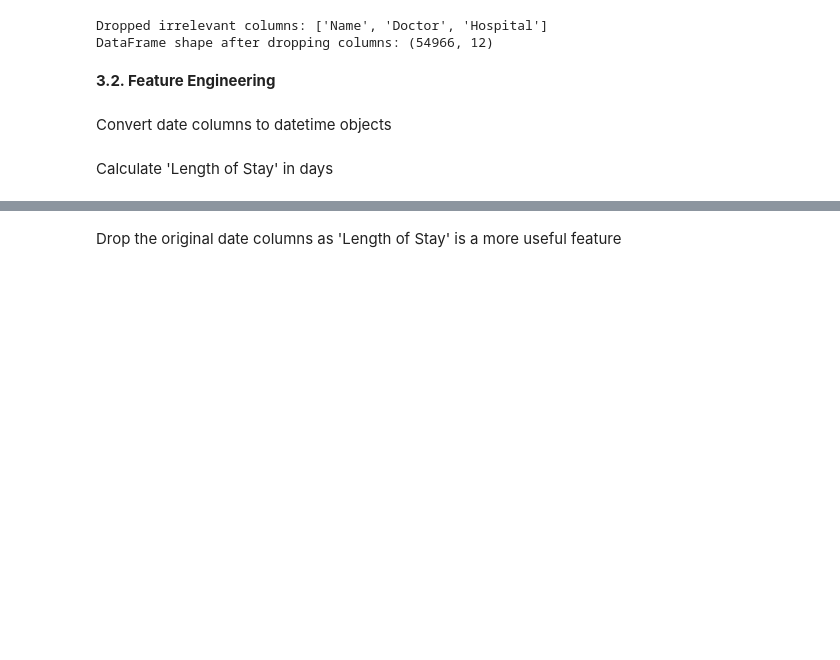
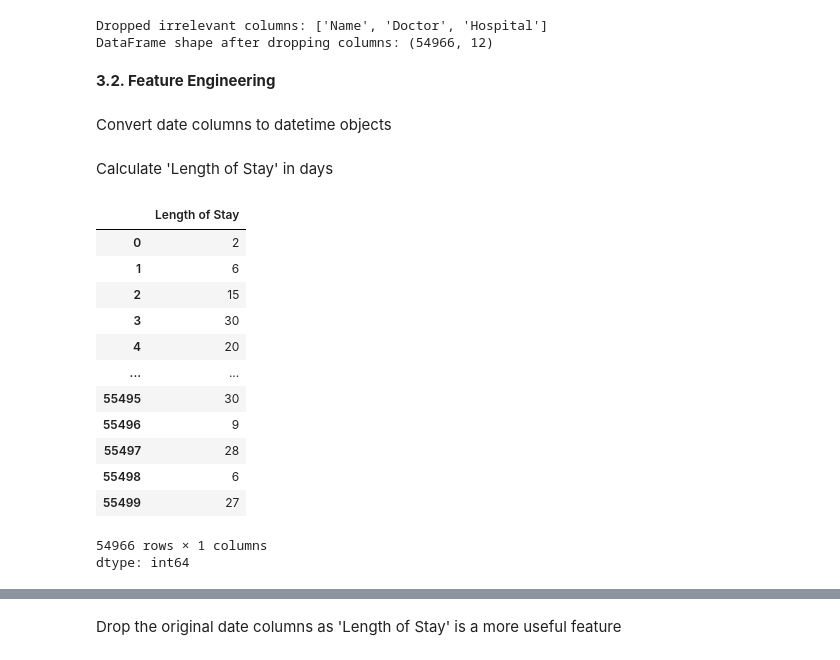
Before and after one commit to LatiefDataVisionary/healthcare-test-results-prediction, a Jupyter notebook: notebooks/notebook.ipynb, the cells around one changed output, grey strips where cells are left out. Cells and saved outputs as stored; diff of their text form; code cells hidden in the pictures; blank space fills up the shorter version.

```diff
--- a/notebooks/notebook.ipynb
+++ b/notebooks/notebook.ipynb
@@ -409,3 +409,20 @@ df['Discharge Date'] = pd.to_datetime(df['Discharge Date'])
 Calculate 'Length of Stay' in days
 # %%
 df['Length of Stay'] = (df['Discharge Date'] - df['Date of Admission']).dt.days
+# %%
+df['Length of Stay']
+# %% [output]
+|  | Length of Stay |
+| 0 | 2 |
+| 1 | 6 |
+| 2 | 15 |
+| 3 | 30 |
+| 4 | 20 |
+| ... | ... |
+| 55495 | 30 |
+| 55496 | 9 |
+| 55497 | 28 |
+| 55498 | 6 |
+| 55499 | 27 |
+54966 rows × 1 columns
+dtype: int64
```
Also changed, not shown: parts of 4 cells of this notebook.
